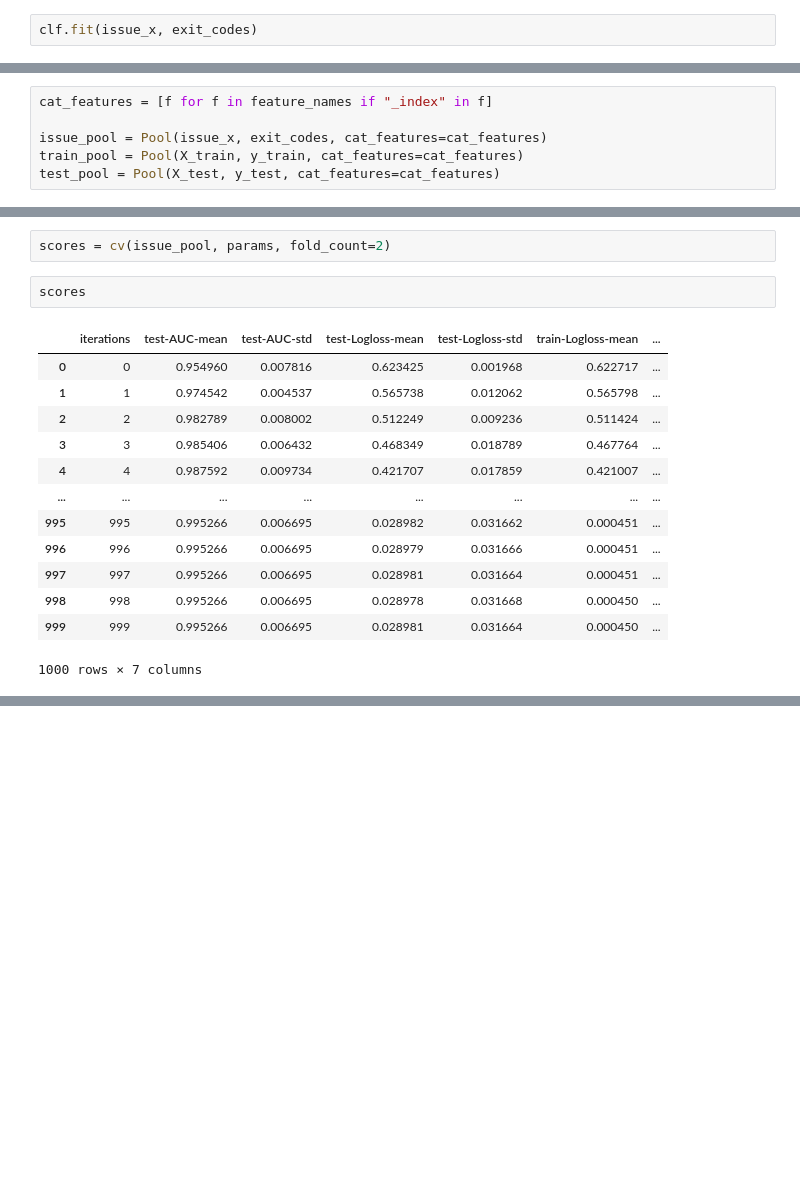
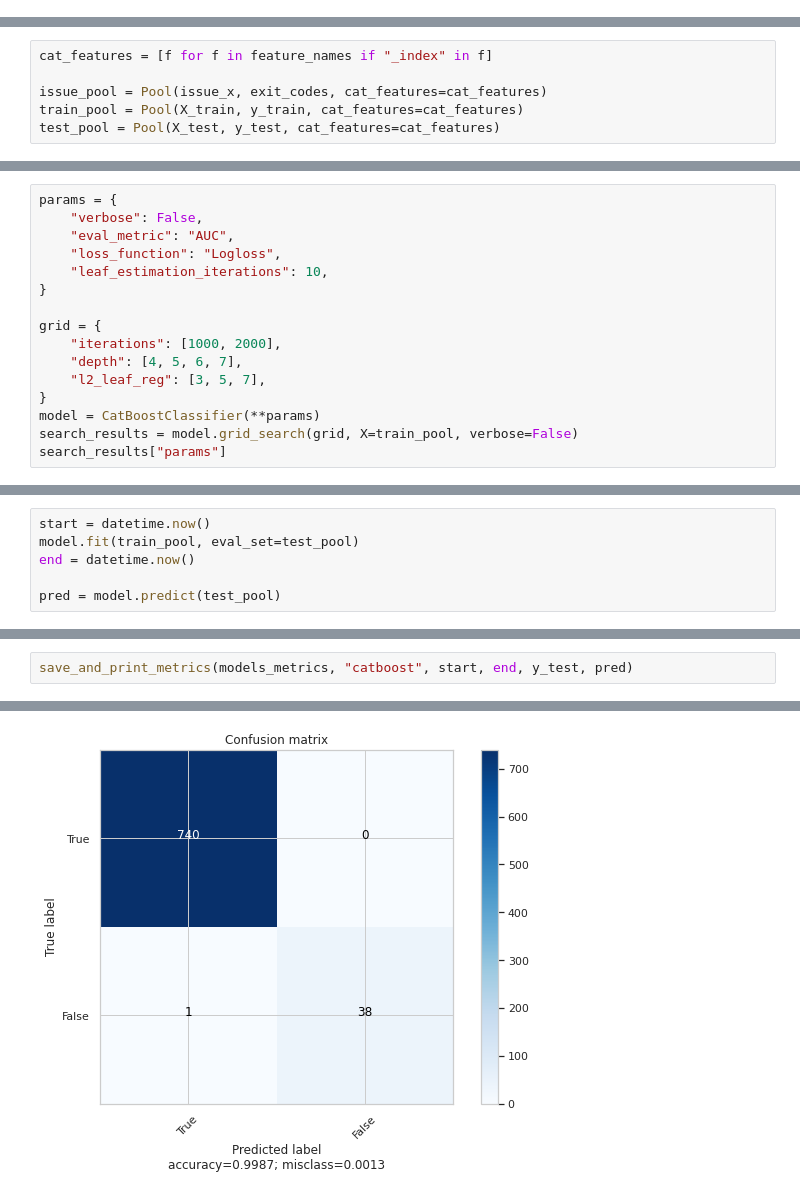
Before and after one commit to TomasJani/thoth-issue-predictor, a Jupyter notebook: thoth_issue_predictor/notebooks/ThothIssuePredictor.ipynb, the cells around one changed output, grey strips where cells are left out. Drawn from its saved outputs; the diff is of its cells as text; blank space fills up the shorter version.

```diff
--- a/thoth_issue_predictor/notebooks/ThothIssuePredictor.ipynb
+++ b/thoth_issue_predictor/notebooks/ThothIssuePredictor.ipynb
@@ -96,2 +103,0 @@ array([1.        , 1.        , 1.        , 1.        , 0.99137931,
-# %%
-clf.fit(issue_x, exit_codes)
@@ -136,0 +182,16 @@ model.fit(train_pool, eval_set=test_pool)
+# %%
+params = {
+    "verbose": False,
+    "eval_metric": "AUC",
+    "loss_function": "Logloss",
+    "leaf_estimation_iterations": 10,
+}
+
+grid = {
+    "iterations": [1000, 2000],
+    "depth": [4, 5, 6, 7],
+    "l2_leaf_reg": [3, 5, 7],
+}
+model = CatBoostClassifier(**params)
+search_results = model.grid_search(grid, X=train_pool, verbose=False)
+search_results["params"]
@@ -137 +221,7 @@ model.fit(train_pool, eval_set=test_pool)
+# %%
+start = datetime.now()
+model.fit(train_pool, eval_set=test_pool)
+end = datetime.now()
+
+pred = model.predict(test_pool)
 # %%
@@ -140,21 +230,6 @@ graph = graphviz.Source(dot_data)
 graph.render("trees/ThothIssuePredictorBoost", format="pdf")
 # %% [output]
 'trees/ThothIssuePredictorBoost.pdf'
-# %%
-scores = cv(issue_pool, params, fold_count=2)
-# %%
-scores
-# %% [output]
-|  | iterations | test-AUC-mean | test-AUC-std | test-Logloss-mean | test-Logloss-std | train-Logloss-mean | ... |
-| 0 | 0 | 0.954960 | 0.007816 | 0.623425 | 0.001968 | 0.622717 | ... |
-| 1 | 1 | 0.974542 | 0.004537 | 0.565738 | 0.012062 | 0.565798 | ... |
-| 2 | 2 | 0.982789 | 0.008002 | 0.512249 | 0.009236 | 0.511424 | ... |
-| 3 | 3 | 0.985406 | 0.006432 | 0.468349 | 0.018789 | 0.467764 | ... |
-| 4 | 4 | 0.987592 | 0.009734 | 0.421707 | 0.017859 | 0.421007 | ... |
-| ... | ... | ... | ... | ... | ... | ... | ... |
-| 995 | 995 | 0.995266 | 0.006695 | 0.028982 | 0.031662 | 0.000451 | ... |
-| 996 | 996 | 0.995266 | 0.006695 | 0.028979 | 0.031666 | 0.000451 | ... |
-| 997 | 997 | 0.995266 | 0.006695 | 0.028981 | 0.031664 | 0.000451 | ... |
-| 998 | 998 | 0.995266 | 0.006695 | 0.028978 | 0.031668 | 0.000450 | ... |
-| 999 | 999 | 0.995266 | 0.006695 | 0.028981 | 0.031664 | 0.000450 | ... |
-1000 rows × 7 columns
+# %%
+save_and_print_metrics(models_metrics, "catboost", start, end, y_test, pred)
+# %% [output]
@@ -160,0 +254 @@ scores
+[figure, added]
```
Also changed, not shown: parts of 20 cells of this notebook, 15 other files.
